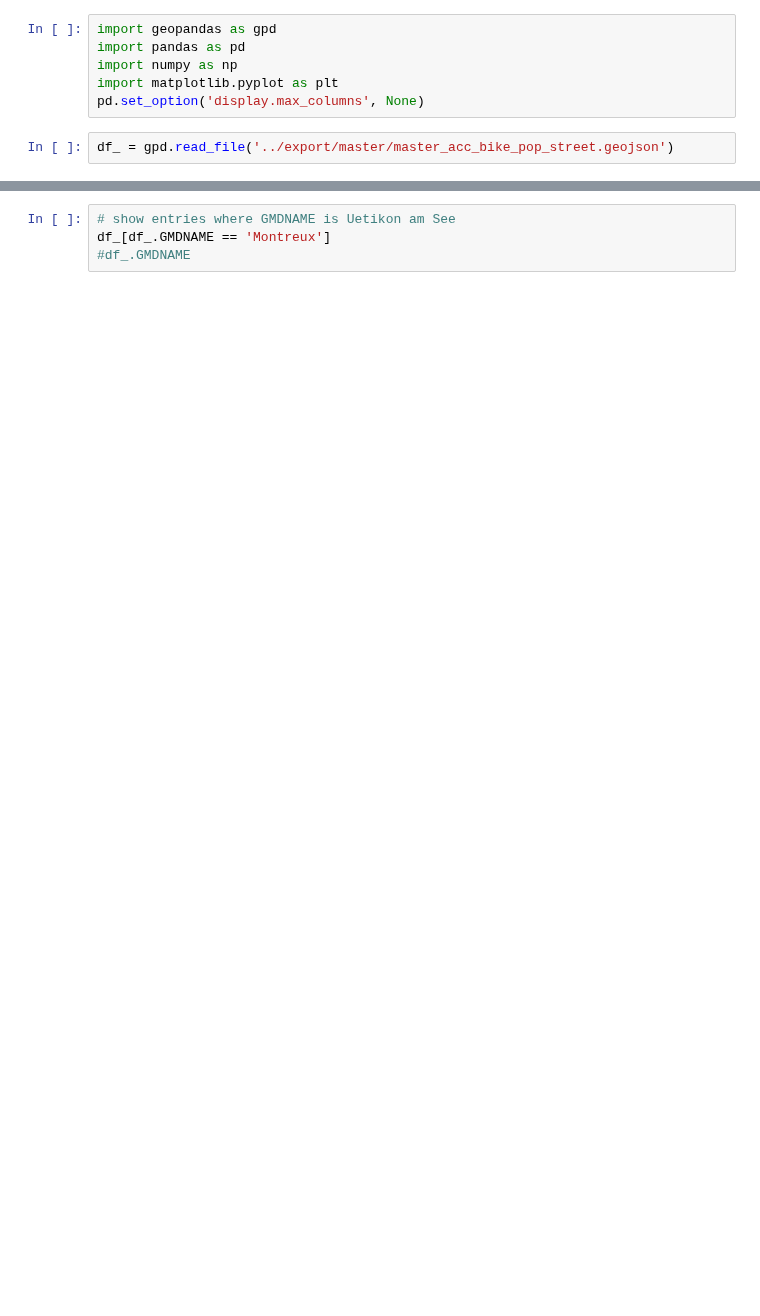
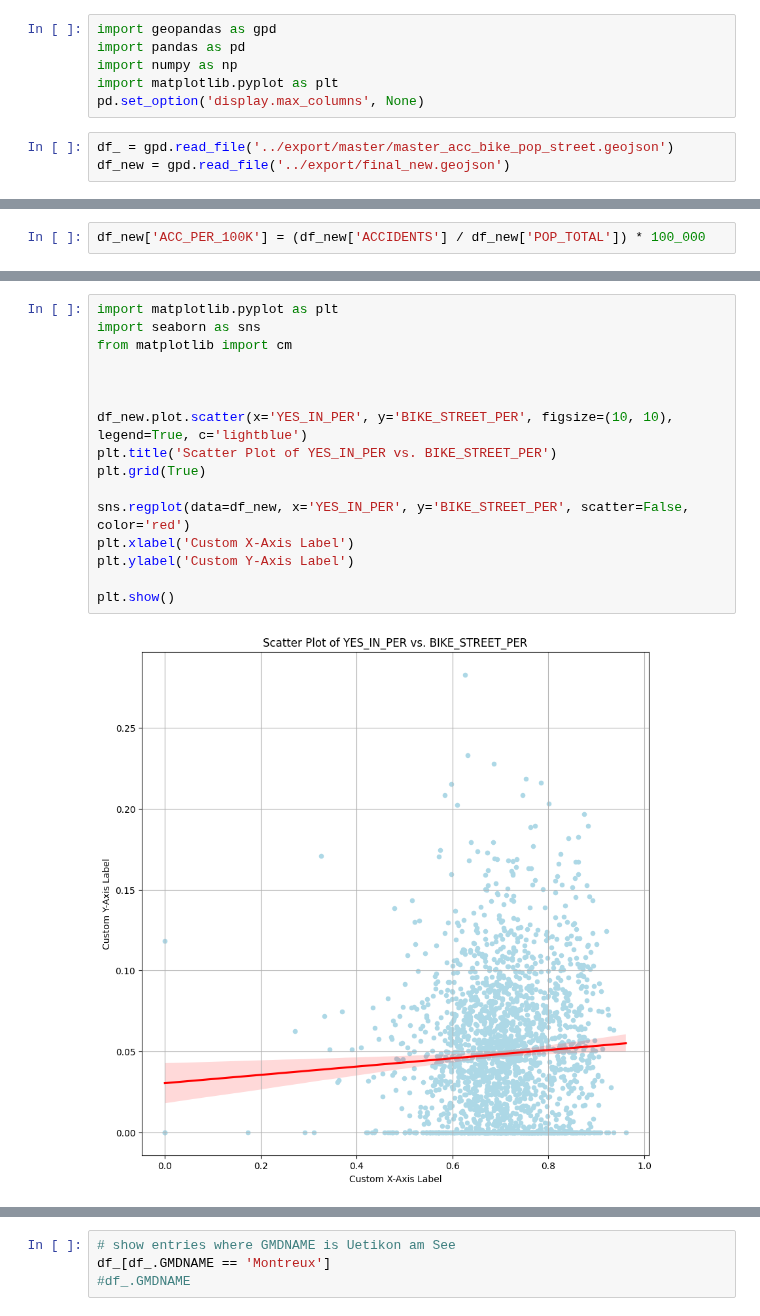
Before and after one commit to teefaxx/projekt-gis-karto, a Jupyter notebook: src/abc.ipynb, the cells around one changed output, grey strips where cells are left out. Cells and saved outputs as stored; diff of their text form; blank space fills up the shorter version.

```diff
--- a/src/abc.ipynb
+++ b/src/abc.ipynb
@@ -6,3 +6,4 @@ import matplotlib.pyplot as plt
 pd.set_option('display.max_columns', None)
 # %%
 df_ = gpd.read_file('../export/master/master_acc_bike_pop_street.geojson')
+df_new = gpd.read_file('../export/final_new.geojson')
@@ -8,0 +17,2 @@ df_ = gpd.read_file('../export/master/master_acc_bike_pop_street.geojson')
+# %%
+df_new['ACC_PER_100K'] = (df_new['ACCIDENTS'] / df_new['POP_TOTAL']) * 100_000
@@ -8,0 +35,18 @@ df_ = gpd.read_file('../export/master/master_acc_bike_pop_street.geojson')
+# %%
+import matplotlib.pyplot as plt
+import seaborn as sns
+from matplotlib import cm
+
+
+
+df_new.plot.scatter(x='YES_IN_PER', y='BIKE_STREET_PER', figsize=(10, 10), legend=True, c='lightblue')
+plt.title('Scatter Plot of YES_IN_PER vs. BIKE_STREET_PER')
+plt.grid(True)
+
+sns.regplot(data=df_new, x='YES_IN_PER', y='BIKE_STREET_PER', scatter=False, color='red')
+plt.xlabel('Custom X-Axis Label')
+plt.ylabel('Custom Y-Axis Label')
+
+plt.show()
+# %% [output]
+[figure, added]
```
Also changed, not shown: parts of 7 cells of this notebook.
